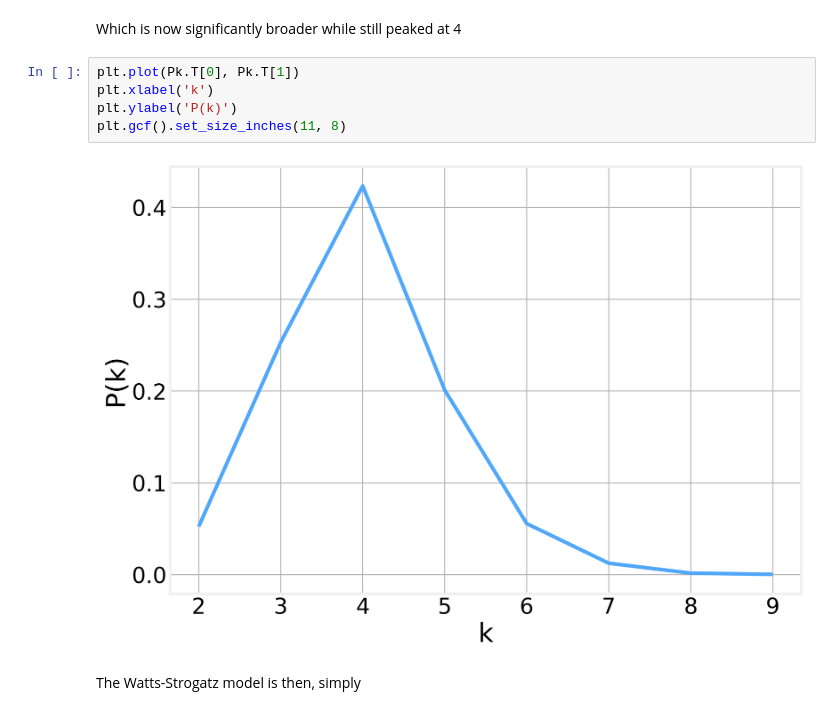
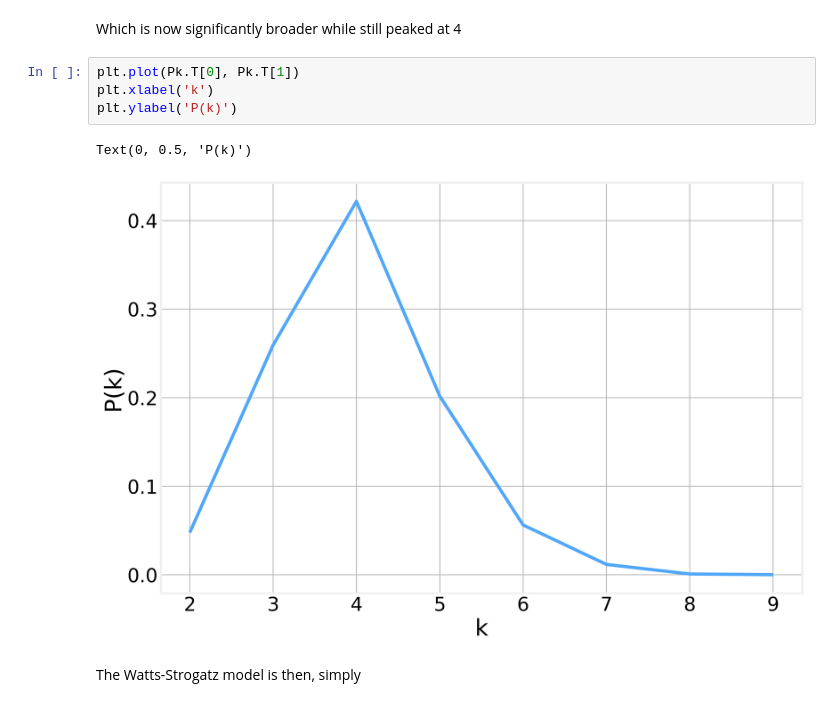
Before and after one commit to DataForScience/Networks, a Jupyter notebook: 3. Graph Algorithms.ipynb, the cells around one changed output. Drawn from its saved outputs; the diff is of its cells as text.

```diff
--- a/3. Graph Algorithms.ipynb
+++ b/3. Graph Algorithms.ipynb
@@ -188,10 +188,10 @@ Which is now significantly broader while still peaked at 4
 # %%
 plt.plot(Pk.T[0], Pk.T[1])
 plt.xlabel('k')
 plt.ylabel('P(k)')
-plt.gcf().set_size_inches(11, 8)
 # %% [output]
+Text(0, 0.5, 'P(k)')
-[figure, old version]
+[figure, new version]
 # %% [markdown]
 The Watts-Strogatz model is then, simply
 # %%
```
Also changed, not shown: parts of 23 cells of this notebook, 4 other files.
